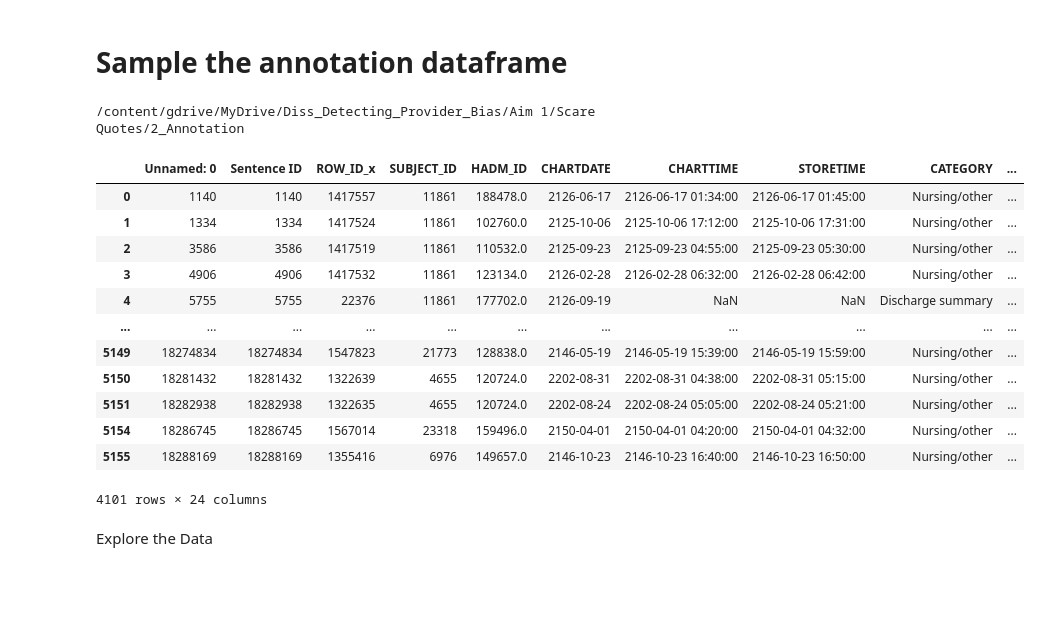
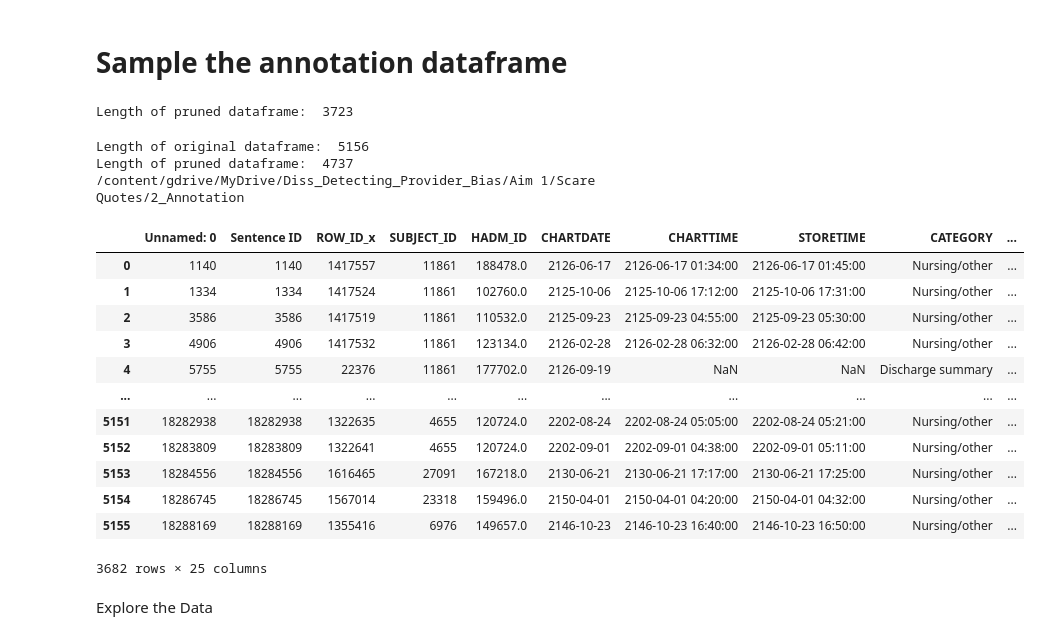
Before and after one commit to drew-walkerr/Diss_Detecting_Provider_Bias, a Jupyter notebook: scare_quote_data_prep.ipynb, the cells around one changed output. Drawn from its saved outputs; the diff is of its cells as text; code cells hidden in the pictures; blank space fills up the shorter version.

Commit message:
Finished scare quote word pruning

```diff
--- a/scare_quote_data_prep.ipynb
+++ b/scare_quote_data_prep.ipynb
@@ -151,7 +167,25 @@ Sentences of double-quote and patient matches: 6814
 # %% [markdown]
 # Sample the annotation dataframe
+# %%
+quoted_dataframe2 = pd.read_csv("quoted_dataframe_annotate.csv")
+# %% [output]
+Length of pruned dataframe:  3723
 # %%
-quoted_dataframe2 = pd.read_csv("quoted_dataframe_annotate.csv")
+
+quoted_dataframe2
+print("Length of original dataframe: ", len(quoted_dataframe2))
+
+# Remove common AOx4 Questions and sounds, or signifiying Do Not Rescuscitate/comfort measures taken
+words = ['yes','no','itchy','hospital','Do Not Resuscitate', 'Yes or No', 'wet','yes/no','dry','DO NOT RESUSCITATE','comfort measures only', 'Known', 'Name', 'firstname', 'lastname','[**Doctor Last Name **]', '[**Last Name (un) **]', '[**Known firstname **] [**Known lastname **]','[**Doctor First Name **]', '[**Hospital1 **]','[**Hospital3 **]','[**Known lastname **], [**Known firstname **]']
+# dramatic, unreliable, entitled, invalid, violent, dangerous
+# Trim leading and trailing whitespaces
+quoted_dataframe2['quoted_text'] = quoted_dataframe2['quoted_text'].str.strip()
+
+# Filter the dataframe of the words which were found to have high amount of noise
+quoted_dataframe_pruned = quoted_dataframe2[~quoted_dataframe2['quoted_text'].isin(words)]
+print("Length of pruned dataframe: ", len(quoted_dataframe_pruned))
+
+
 np.random.seed(23)
 # List of tuples (sample size, dataframe name)
 sample_params = [(50, 'Drew_initial'), (5, 'cocode'), (100, 'reliability'), (400, 'annotation_Annie'), (500, 'annotation_Drew')]
@@ -161,13 +195,13 @@ dfs = {}
 
 for size, name in sample_params:
     # Random sample without replacement
-    sample_df = quoted_dataframe2.sample(n=size, replace=False)
+    sample_df = quoted_dataframe_pruned.sample(n=size, replace=False)
 
     # Add the sample to the dictionary
     dfs[name] = sample_df
 
     # Remove the sampled rows from the original dataframe
-    quoted_dataframe2 = quoted_dataframe2.drop(sample_df.index)
+    quoted_dataframe_pruned = quoted_dataframe_pruned.drop(sample_df.index)
 
 %cd /content/gdrive/MyDrive/Diss_Detecting_Provider_Bias/Aim 1/Scare Quotes/2_Annotation
 
@@ -175,39 +209,41 @@ for size, name in sample_params:
 # For example, to access the 'Drew' dataframe:
 drew_df = dfs['Drew_initial']
 drew_df
 drew_df.to_excel("Drew_initial_sample_scare_quotes.xlsx", index=False)
 
 cocode_df = dfs['cocode']
 cocode_df
 cocode_df.to_excel("cocode_sample_scare_quotes.xlsx", index=False)
 
 reliability_df = dfs['reliability']
 reliability_df
 reliability_df.to_excel("reliability_sample_scare_quotes.xlsx", index = False)
 
 annotation_Annie_df = dfs['annotation_Annie']
 annotation_Annie_df
 annotation_Annie_df.to_excel("annotation_Annie_sample_scare_quotes.xlsx", index = False)
 
 annotation_Drew_df = dfs['annotation_Drew']
 annotation_Drew_df
 annotation_Drew_df.to_excel("annotation_Drew_sample_scare_quotes.xlsx", index = False)
 
-quoted_dataframe2
+quoted_dataframe_pruned
 # %% [output]
+Length of original dataframe:  5156
+Length of pruned dataframe:  4737
 /content/gdrive/MyDrive/Diss_Detecting_Provider_Bias/Aim 1/Scare Quotes/2_Annotation
 |  | Unnamed: 0 | Sentence ID | ROW_ID_x | SUBJECT_ID | HADM_ID | CHARTDATE | CHARTTIME | STORETIME | CATEGORY | ... |
 | 0 | 1140 | 1140 | 1417557 | 11861 | 188478.0 | 2126-06-17 | 2126-06-17 01:34:00 | 2126-06-17 01:45:00 | Nursing/other | ... |
 | 1 | 1334 | 1334 | 1417524 | 11861 | 102760.0 | 2125-10-06 | 2125-10-06 17:12:00 | 2125-10-06 17:31:00 | Nursing/other | ... |
 | 2 | 3586 | 3586 | 1417519 | 11861 | 110532.0 | 2125-09-23 | 2125-09-23 04:55:00 | 2125-09-23 05:30:00 | Nursing/other | ... |
 | 3 | 4906 | 4906 | 1417532 | 11861 | 123134.0 | 2126-02-28 | 2126-02-28 06:32:00 | 2126-02-28 06:42:00 | Nursing/other | ... |
 | 4 | 5755 | 5755 | 22376 | 11861 | 177702.0 | 2126-09-19 | NaN | NaN | Discharge summary | ... |
 | ... | ... | ... | ... | ... | ... | ... | ... | ... | ... | ... |
-| 5149 | 18274834 | 18274834 | 1547823 | 21773 | 128838.0 | 2146-05-19 | 2146-05-19 15:39:00 | 2146-05-19 15:59:00 | Nursing/other | ... |
-| 5150 | 18281432 | 18281432 | 1322639 | 4655 | 120724.0 | 2202-08-31 | 2202-08-31 04:38:00 | 2202-08-31 05:15:00 | Nursing/other | ... |
 | 5151 | 18282938 | 18282938 | 1322635 | 4655 | 120724.0 | 2202-08-24 | 2202-08-24 05:05:00 | 2202-08-24 05:21:00 | Nursing/other | ... |
+| 5152 | 18283809 | 18283809 | 1322641 | 4655 | 120724.0 | 2202-09-01 | 2202-09-01 04:38:00 | 2202-09-01 05:11:00 | Nursing/other | ... |
+| 5153 | 18284556 | 18284556 | 1616465 | 27091 | 167218.0 | 2130-06-21 | 2130-06-21 17:17:00 | 2130-06-21 17:25:00 | Nursing/other | ... |
 | 5154 | 18286745 | 18286745 | 1567014 | 23318 | 159496.0 | 2150-04-01 | 2150-04-01 04:20:00 | 2150-04-01 04:32:00 | Nursing/other | ... |
 | 5155 | 18288169 | 18288169 | 1355416 | 6976 | 149657.0 | 2146-10-23 | 2146-10-23 16:40:00 | 2146-10-23 16:50:00 | Nursing/other | ... |
-4101 rows × 24 columns
+3682 rows × 25 columns
 # %% [markdown]
 Explore the Data
```
Also changed, not shown: parts of 10 cells of this notebook.
